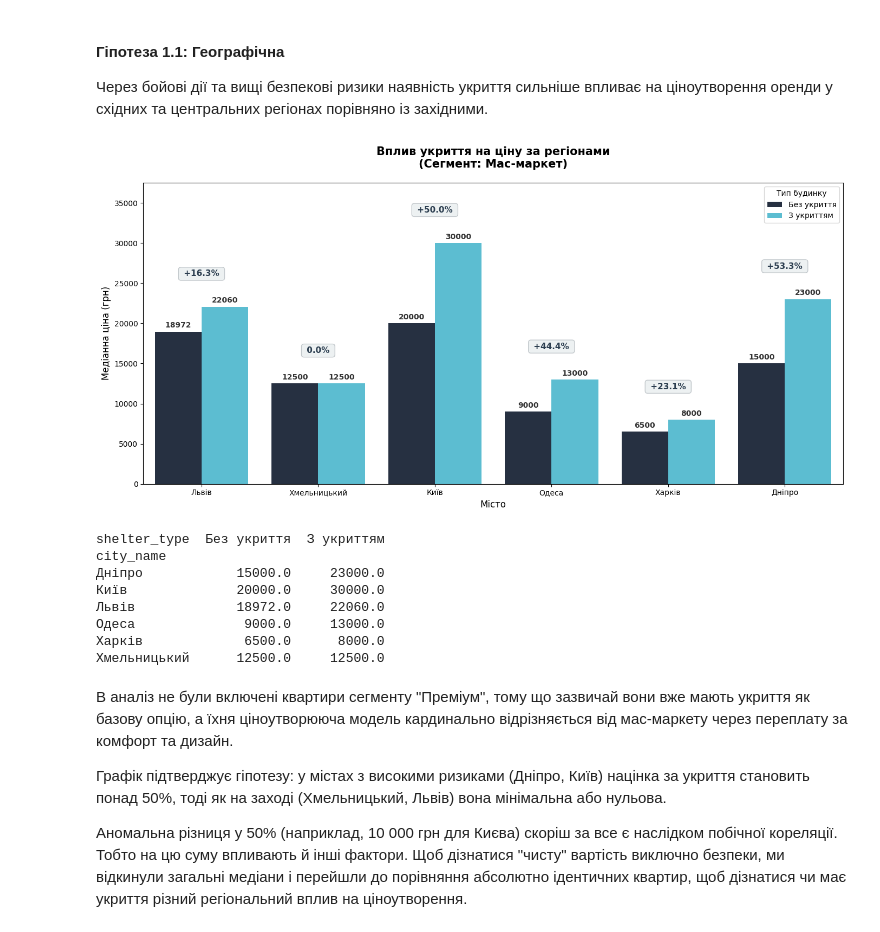
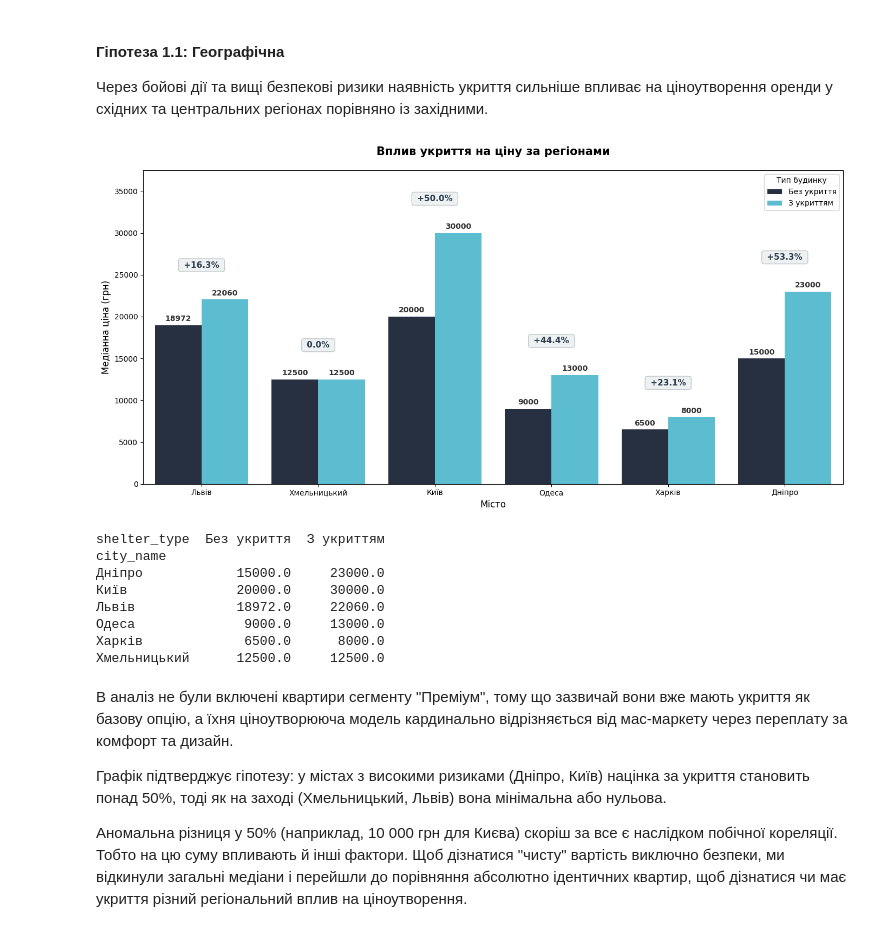
Before and after one commit to kon7drat-illia/Residential-Rental-Market-Analysis, a Jupyter notebook: notebook.ipynb, the cells around one changed output. Cells and saved outputs as stored; diff of their text form; code cells hidden in the pictures.

```diff
--- a/notebook.ipynb
+++ b/notebook.ipynb
@@ -15,7 +15,7 @@ pd.set_option('display.max_rows', None)
 pd.set_option('display.max_colwidth', None)
 pd.set_option('display.width', None)
 # %%
-df = pd.read_csv("D:\\my_projects\\kursah\\data\\raw\\result_test_10000.csv")
+df = pd.read_csv("D:\\my_projects\\rental_market_analysis\\data\\raw\\result_test_10000.csv")
 # %%
 # Створюємо папку для графіків
 os.makedirs('plots', exist_ok=True)
@@ -1124,7 +1101,7 @@ ax = sns.barplot(
 )
 
 # Косметика графіка
-plt.title('Вплив укриття на ціну за регіонами\n(Сегмент: Мас-маркет)', fontsize=15, pad=20, fontweight='bold')
+plt.title('Вплив укриття на ціну за регіонами', fontsize=15, pad=20, fontweight='bold')
 plt.xlabel('Місто', fontsize=12)
 plt.ylabel('Медіанна ціна (грн)', fontsize=12)
 
@@ -1147,34 +1124,34 @@ for i, city in enumerate(target_cities):
     if city in pivot_stats.index:
         try:
             price_no = pivot_stats.loc[city, 'Без укриття']
             price_yes = pivot_stats.loc[city, 'З укриттям']
 
             # Рахуємо різницю: (З укриттям - Без укриття) / Без укриття * 100
             if pd.notna(price_no) and pd.notna(price_yes) and price_no > 0:
                 diff_pct = ((price_yes - price_no) / price_no) * 100
 
                 max_height = max(price_no, price_yes)
                 sign = "+" if diff_pct > 0 else ""
                 diff_text = f" {sign}{diff_pct:.1f}% "
 
                 # Розташовуємо по центру над парою стовпчиків (x = індекс міста)
                 plt.text(i, max_height + (stats['median_price'].max() * 0.12), diff_text,
                          ha='center', va='bottom', fontsize=11, fontweight='bold', color='#2c3e50',
                          bbox=dict(facecolor='#ecf0f1', alpha=0.9, edgecolor='#bdc3c7', boxstyle='round,pad=0.3'))
         except KeyError:
             continue
 
 # Збільшуємо ліміт осі Y, щоб влізли плашки з відсотками
 plt.ylim(0, stats['median_price'].max() * 1.25)
 
 plt.legend(title='Тип будинку', loc='upper right')
 plt.tight_layout()
 plt.savefig('plots/test_analysis/h1_shelter_price_by_cities.png', dpi=300, bbox_inches='tight')
 plt.show()
 
 print(pivot_stats)
 # %% [output]
-[figure, old version]
+[figure, new version]
 shelter_type  Без укриття  З укриттям
 city_name
 Дніпро            15000.0     23000.0
```
Also changed, not shown: parts of 13 cells of this notebook, 8 other files.
